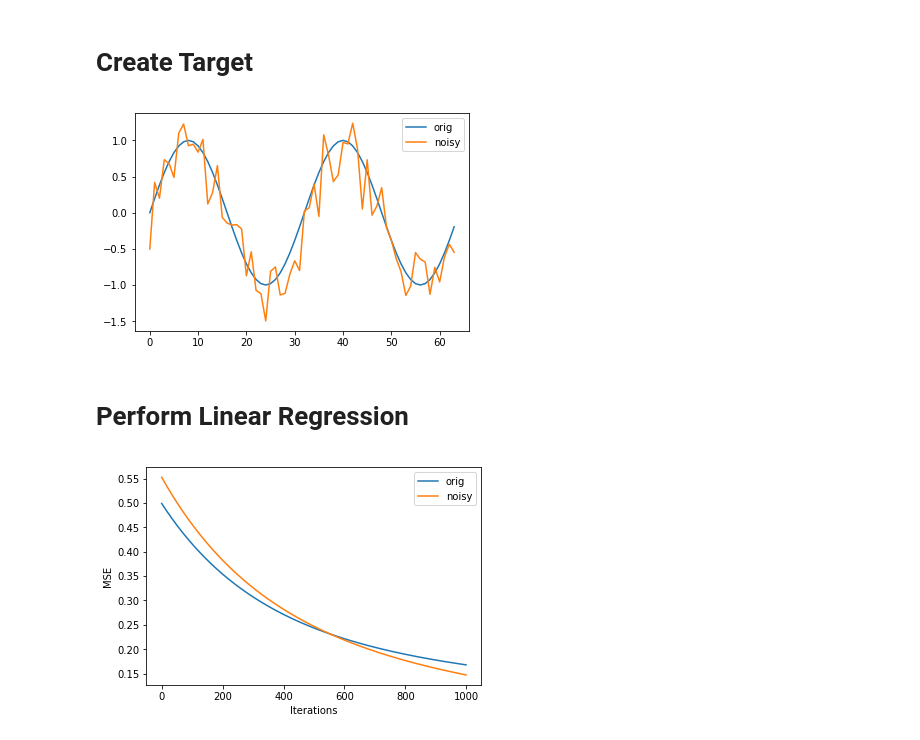
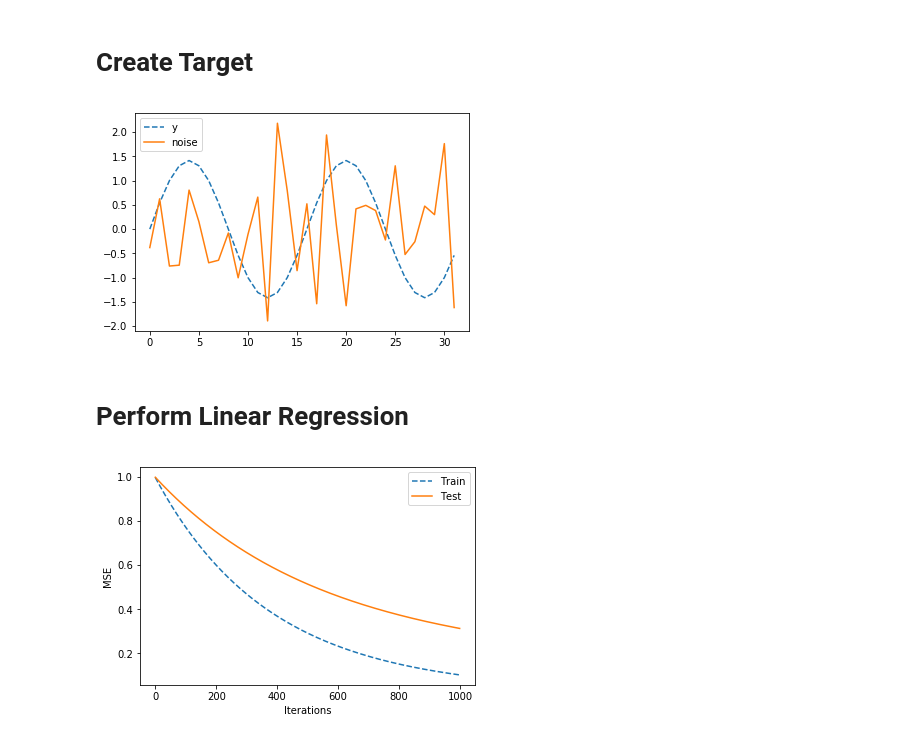
Before and after one commit to Sriram-Ravula/Sine_DIP, a Jupyter notebook: LinReg_TransposedConv.ipynb, the cells around one changed output. Drawn from its saved outputs; the diff is of its cells as text; code cells hidden in the pictures.

```diff
--- a/LinReg_TransposedConv.ipynb
+++ b/LinReg_TransposedConv.ipynb
@@ -186,13 +222,27 @@ def gradient_descent(y, Z, w, stepsize, num_iter, cuda, log_true=False, true_sig
+# %%
+def normalise(y):
+    """
+    y0 = y.squeeze()
+    maxi = np.amax(y0)
+    mini = np.amin(y0)
+    return 2*(y0 - mini)/(maxi - mini) - 1
+    """
+    y0 = y.squeeze()
+    std = np.std(y0)
+    mean = np.mean(y0)
+    return (y0 - mean)/std
 # %% [markdown]
 # Define parameters and check the param generator functions
 # %%
 #define output len, filter len, input len, and stride
-n = 64
-f = 16
+n = 32
+f = 8
 k = 4
-s = 16
+s = 8
 
-nc = 10
+nc = 16
+
+num_segments = int((f*nc)/n)
 
 #check if the params are valid - should return true
 print(check_params(n,f,k,s))
@@ -203,6 +253,7 @@ print(get_k(n,f,s) == k)
 print(get_s(n,f,k) == s)
 
 print("total params: " + str(f * nc))
+print("num segments: " + str(num_segments))
 # %% [output]
 True
 True
@@ -272,24 +404,28 @@ for i in range (10):
 # %%
 X_OUTPUT = np.arange(n)
 
 #y0 = np.ones(n)
-y0 = np.sin(2 *2*np.pi *X_OUTPUT / n)
-#y0 = evecs.cpu().numpy()[0:n,i]
-y0_noisy = y0 + 0.3 * np.random.randn(n)
+y0 = np.sin(2 *2*np.pi *X_OUTPUT / n) + 1
+#y0 = sorted_evecs[0:n,0].cpu().numpy().squeeze() + sorted_evecs[n:n*2,0].cpu().numpy().squeeze()
+     #+ sorted_evecs[n*2:n*3,0].cpu().numpy().squeeze() + sorted_evecs[n*3:n*4,0].cpu().numpy().squeeze()
+y0_noisy = 0.05 * np.random.randn(n)
+
+y0 = normalise(y0)
+y0_noisy = normalise(y0_noisy)
 
 y = torch.tensor(y0).type(dtype)
 y_noisy = torch.tensor(y0_noisy).type(dtype)
 
 if(CUDA):
     y = y.cuda()
     y_noisy = y_noisy.cuda()
 
 plt.figure()
-plt.plot(X_OUTPUT, y0, label='orig')
-plt.plot(X_OUTPUT, y0_noisy, label='noisy')
+plt.plot(range(n), y0, label='y', linestyle="dashed")
+plt.plot(range(n), y0_noisy, label='noise')
 plt.legend()
 plt.show()
 # %% [output]
-[figure, old version]
+[figure, new version]
 # %% [markdown]
 # Perform Linear Regression
@@ -303,11 +458,10 @@ weights, log_noisy, log = gradient_descent(y_noisy, Z, weights, stepsize, NUM_IT
 # %%
 plt.figure()
-plt.plot(range(NUM_ITER), log.cpu().numpy(), label='orig')
-plt.plot(range(NUM_ITER), log_noisy.cpu().numpy(), label='noisy')
-#plt.yscale("log")
+plt.plot(range(NUM_ITER), mse_log.cpu().numpy()/NUM_RUNS, label='Train', linestyle = "dashed")
+plt.plot(range(NUM_ITER), mse_log_true.cpu().numpy()/NUM_RUNS, label='Test')
 plt.legend()
 plt.ylabel("MSE")
 plt.xlabel("Iterations")
 plt.show()
 # %% [output]
-[figure, old version]
+[figure, new version]
```
Also changed, not shown: parts of 25 cells of this notebook.
